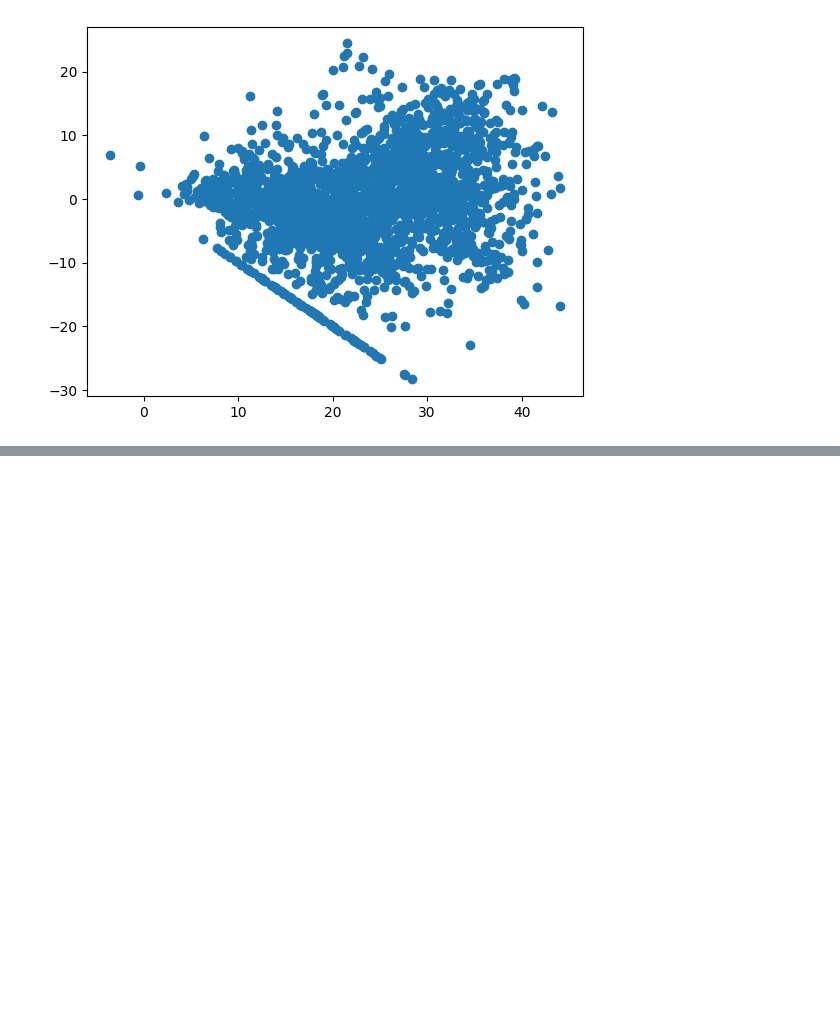
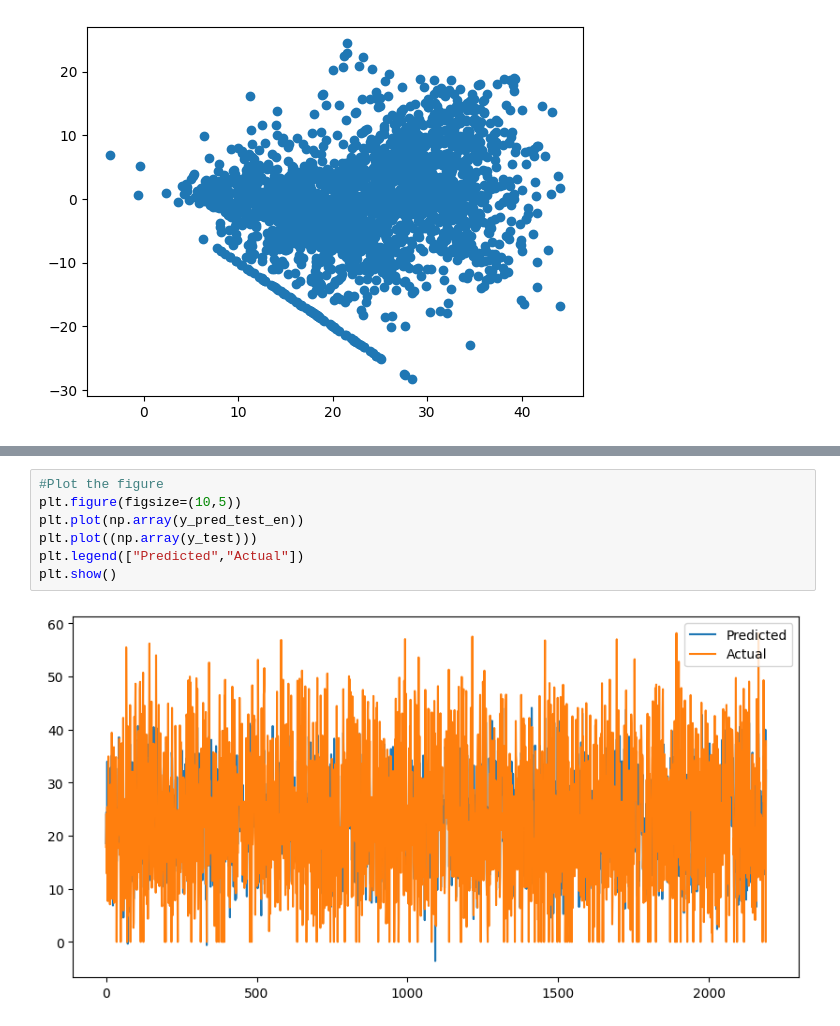
Before and after one commit to mrjupitercairo/BikeSharing, a Jupyter notebook: Capstone_Project.ipynb, the cells around one changed output, grey strips where cells are left out. Cells and saved outputs as stored; diff of their text form; blank space fills up the shorter version.

```diff
--- a/Capstone_Project.ipynb
+++ b/Capstone_Project.ipynb
@@ -1142,0 +1342,9 @@ plt.scatter((y_pred_test_en),(y_test)-(y_pred_test_en))
+# %%
+#Plot the figure
+plt.figure(figsize=(10,5))
+plt.plot(np.array(y_pred_test_en))
+plt.plot((np.array(y_test)))
+plt.legend(["Predicted","Actual"])
+plt.show()
+# %% [output]
+[figure, added]
```
Also changed, not shown: parts of 23 cells of this notebook.
